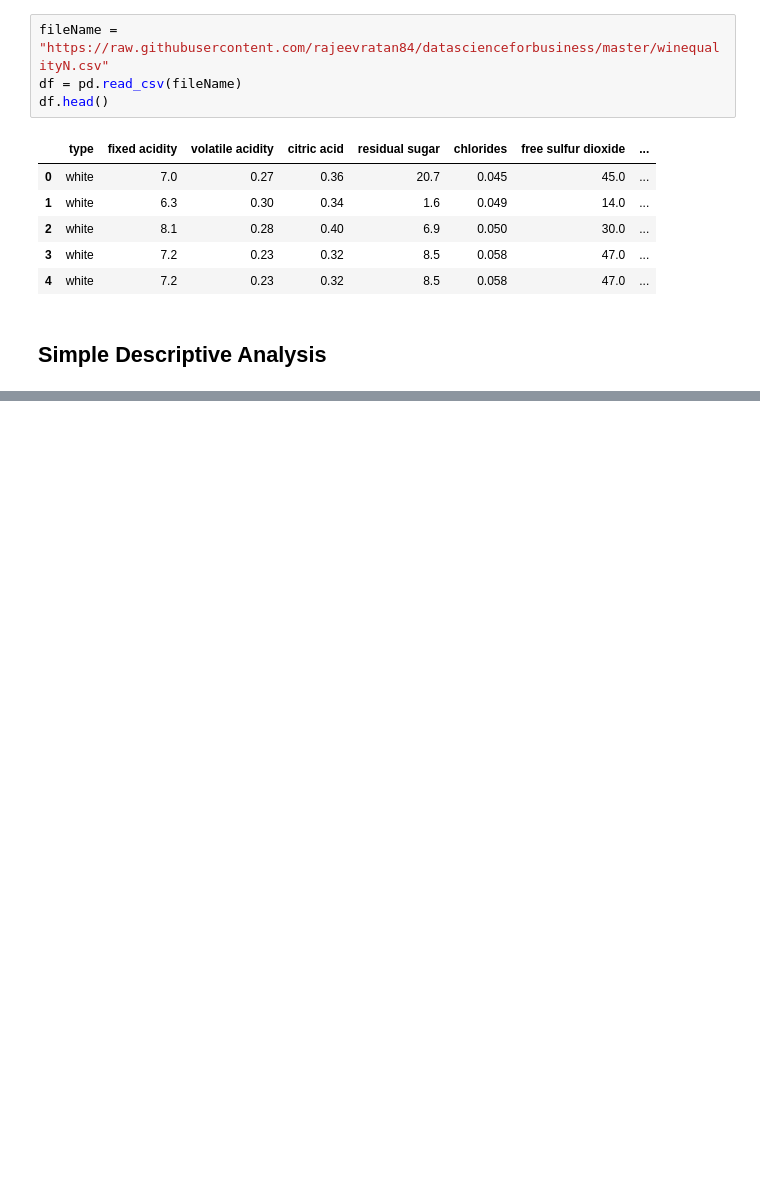
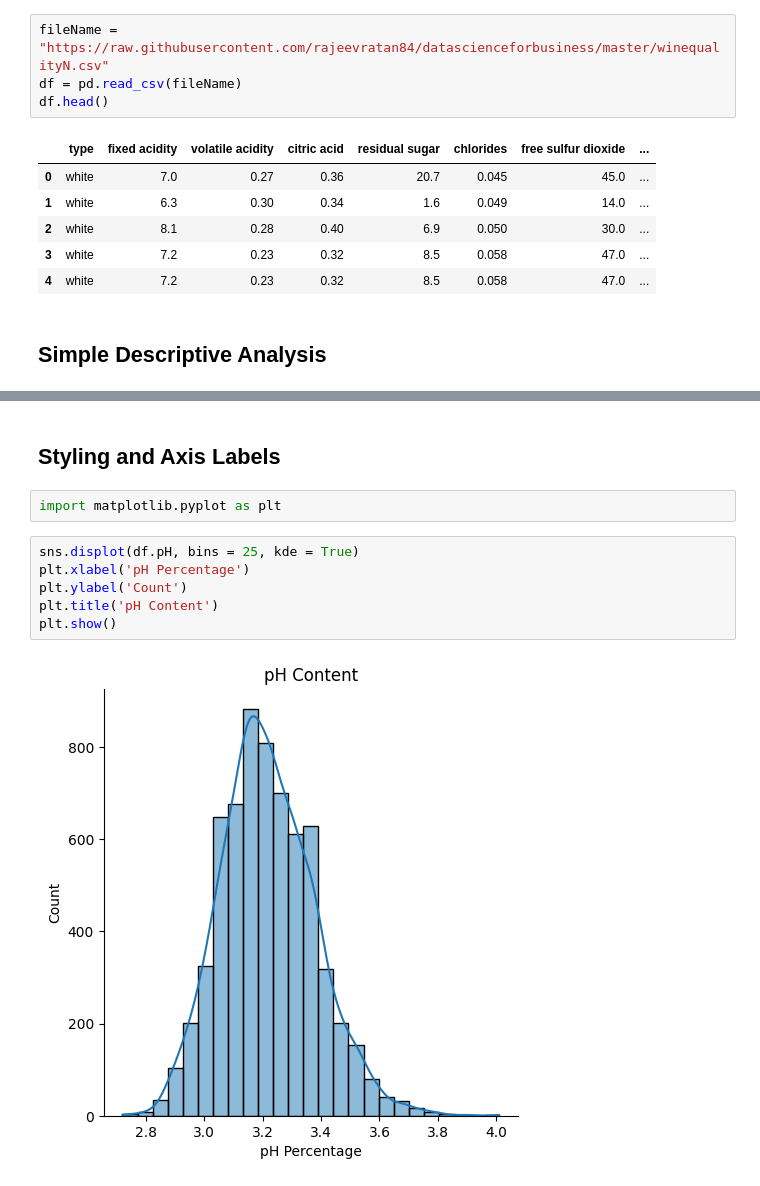
Before and after one commit to muratgulcan/EDA_Visualization, a Jupyter notebook: Untitled.ipynb, the cells around one changed output, grey strips where cells are left out. Saved outputs shown, nothing was run; the diff lists cells and outputs as text; blank space fills up the shorter version.

```diff
--- a/Untitled.ipynb
+++ b/Untitled.ipynb
@@ -27,0 +100,12 @@ df.head()
+# %% [markdown]
+## Styling and Axis Labels
+# %%
+import matplotlib.pyplot as plt
+# %%
+sns.displot(df.pH, bins = 25, kde = True)
+plt.xlabel('pH Percentage')
+plt.ylabel('Count')
+plt.title('pH Content')
+plt.show()
+# %% [output]
+[figure, added]
```
Also changed, not shown: parts of 10 cells of this notebook.
